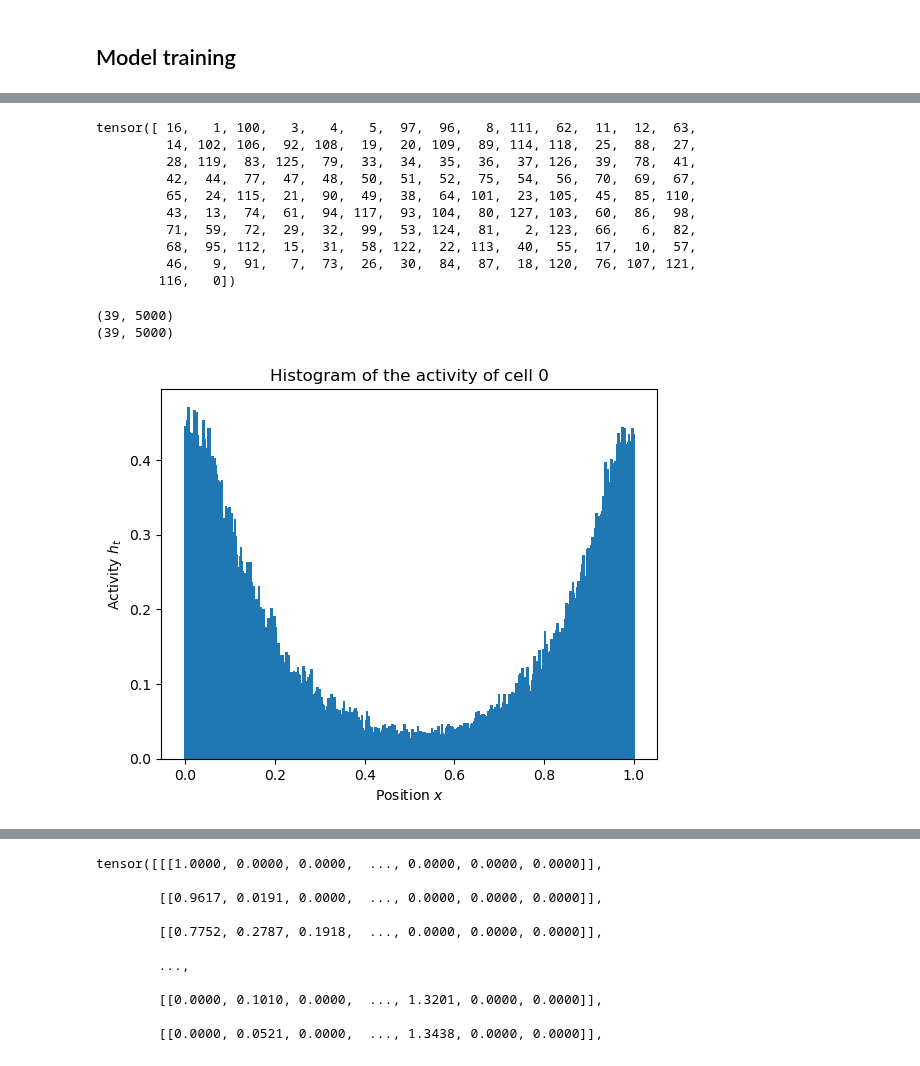
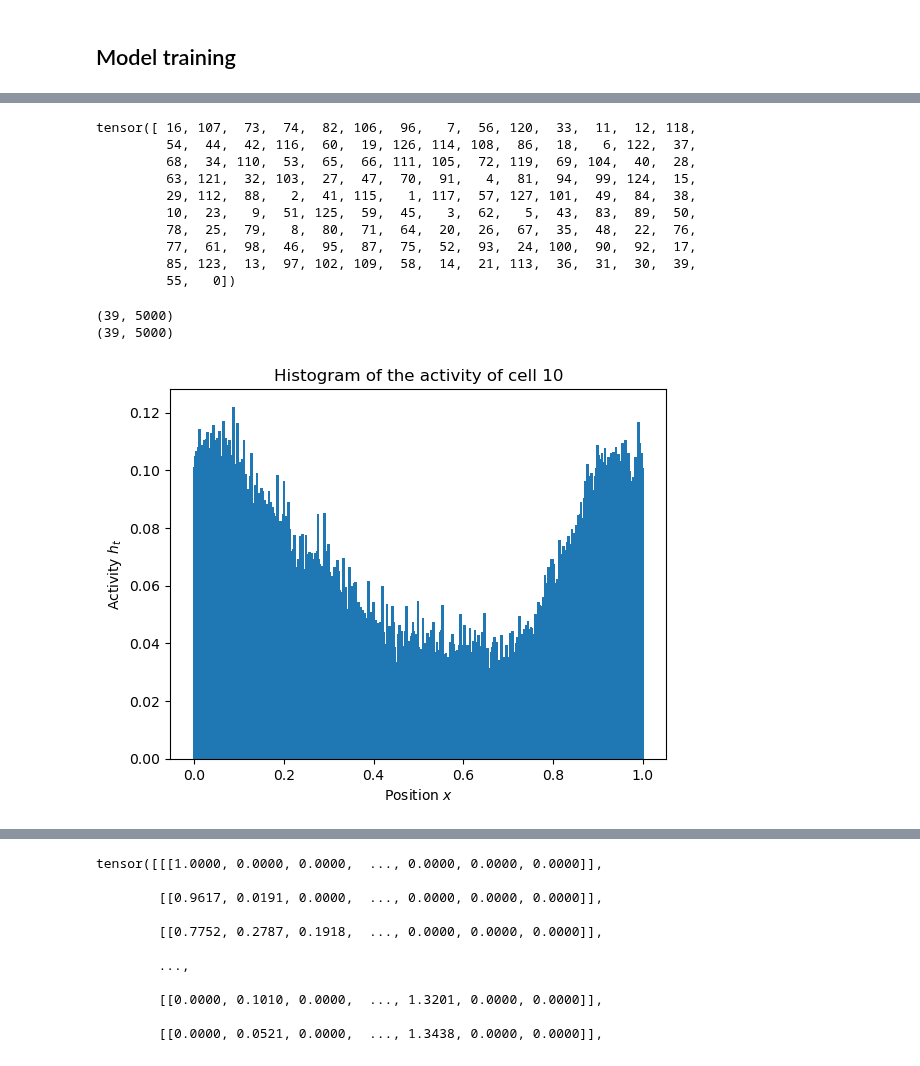
Before and after one commit to bioAI-Oslo/RNN-Adding-Problem-Representations, a Jupyter notebook: notebooks/regularized.ipynb, the cells around one changed output, grey strips where cells are left out. Drawn from its saved outputs; the diff is of its cells as text; code cells hidden in the pictures.

```diff
--- a/notebooks/regularized.ipynb
+++ b/notebooks/regularized.ipynb
@@ -94,11 +94,10 @@ nav_size = 1
 train1 = True
 
 if train1:
-    # model2 = torch_RNN1(input_size,t_steps,output_size,hidden_size,lr=0.01,irnn=True,outputnn=False,Wx_normalize=True)
-    # model1 = torch_RNN_full_manual(input_size,t_steps,output_size,hidden_size,lr=0.001,irnn=False,outputnn=True,Wx_normalize=False,activation=False)
-    # model1 = RNN_L2(input_size,t_steps,output_size,hidden_size,lr=0.001,w_decay=0.000,act_decay=1000,irnn=False,outputnn=True,Wx_normalize=False,activation=False)
     # model1 = RNN_circular_ND_pm(input_size,t_steps,output_size,hidden_size,lr=0.0001,w_decay=0.000,act_decay=0.01,irnn=True,outputnn=False,Wx_normalize=False,activation=True,rotation_init=False,bias=False)
-    model1 = RNN_circular_LowEtAl_bridged_reduced(input_size,hidden_size,lr=0.0001,irnn=True,outputnn=False,Wx_normalize=False,activation=True,bias=False,nav_space=1,batch_size=64,time_back=2).to(device)
+    # model1 = RNN_circular_LowEtAl_bridged_reduced(input_size,hidden_size,lr=0.0001,irnn=True,outputnn=False,Wx_normalize=False,activation=True,bias=False,nav_space=1,batch_size=64,time_back=2).to(device)
+    model1 = RNN_circular_LowEtAl_bridged(input_size,hidden_size,lr=0.0001,irnn=True,outputnn=False,Wx_normalize=False,activation=True,bias=False,nav_space=1,batch_size=64).to(device)
+    # model1 = RNN_circular_LowEtAl(input_size,hidden_size,lr=0.0001,irnn=True,outputnn=True,Wx_normalize=False,activation=True,bias=True,nav_space=1,batch_size=64).to(device)
     # print("Guess on the first 15 training data: ", model1(data[0:15]))
     # _ = model1.train(epochs=7000)
     _ = model1.train_gradual(epochs=3000)
@@ -174,16 +173,16 @@ for i in range(128):
 # Sorted dimension from lowest to highest value in that dimension
 print(torch.argsort(torch.tensor(maxs),dim=-1))
 # %% [output]
-tensor([ 16,   1, 100,   3,   4,   5,  97,  96,   8, 111,  62,  11,  12,  63,
-         14, 102, 106,  92, 108,  19,  20, 109,  89, 114, 118,  25,  88,  27,
-         28, 119,  83, 125,  79,  33,  34,  35,  36,  37, 126,  39,  78,  41,
-         42,  44,  77,  47,  48,  50,  51,  52,  75,  54,  56,  70,  69,  67,
-         65,  24, 115,  21,  90,  49,  38,  64, 101,  23, 105,  45,  85, 110,
-         43,  13,  74,  61,  94, 117,  93, 104,  80, 127, 103,  60,  86,  98,
-         71,  59,  72,  29,  32,  99,  53, 124,  81,   2, 123,  66,   6,  82,
-         68,  95, 112,  15,  31,  58, 122,  22, 113,  40,  55,  17,  10,  57,
-         46,   9,  91,   7,  73,  26,  30,  84,  87,  18, 120,  76, 107, 121,
-        116,   0])
+tensor([ 16, 107,  73,  74,  82, 106,  96,   7,  56, 120,  33,  11,  12, 118,
+         54,  44,  42, 116,  60,  19, 126, 114, 108,  86,  18,   6, 122,  37,
+         68,  34, 110,  53,  65,  66, 111, 105,  72, 119,  69, 104,  40,  28,
+         63, 121,  32, 103,  27,  47,  70,  91,   4,  81,  94,  99, 124,  15,
+         29, 112,  88,   2,  41, 115,   1, 117,  57, 127, 101,  49,  84,  38,
+         10,  23,   9,  51, 125,  59,  45,   3,  62,   5,  43,  83,  89,  50,
+         78,  25,  79,   8,  80,  71,  64,  20,  26,  67,  35,  48,  22,  76,
+         77,  61,  98,  46,  95,  87,  75,  52,  93,  24, 100,  90,  92,  17,
+         85, 123,  13,  97, 102, 109,  58,  14,  21, 113,  36,  31,  30,  39,
+         55,   0])
 # %%
 t_test = 40
 
@@ -205,7 +204,7 @@ hts = model1(data[0:test_batch_size],raw=True)
 
 hts = hts.cpu().detach().numpy() # Shape [t_steps, batch_size, hidden_size] = [21, 64, 128]
 
-k = 0 # What cell to see the histogram of
+k = 10 # What cell to see the histogram of
 
 hts_k = abs(hts[1:-1,:,k])
 print(hts_k.shape)
@@ -222,34 +221,34 @@ plt.xlabel(r"Position $x$")
 plt.ylabel(r"Activity $h_t$")
 plt.show()
 
 # print(hts.shape)
 
 # fig, ax = plt.subplots(32,4,subplot_kw={'projection': 'polar'})
 # fig.set_size_inches(15, 80)
 # fig.subplots_adjust(hspace=1,wspace=0.2)
 
 activity = np.zeros((128,bins))
 
 for k in tqdm(range(128)):
     # k = 103 # What cell to see the histogram of
     hts_k = abs(hts[1:-1,:,k])
     # print(hts_k.shape)
 
     # Bins equally spaced from 0 to 1 in time_steps amount of bins
     bin_means, bin_edges, binnumber = stats.binned_statistic(xs.flatten(),hts_k.flatten(),statistic='mean',bins=bins)
     activity[k,:] = bin_means
     np.nan_to_num(activity,copy=False)
     # Bar plot of the histogram
     # ax[k//4,k%4].bar(bin_edges[:-1]*2*np.pi,bin_means,width=6/bins)
     # # ax[].bar(bin_edges[:-1]*2*np.pi,bin_means,width=6/bins)
     # ax[k//4,k%4].set_title("Cell "+str(k))
     # Adjust space between subplots
 
 # plt.show()
 # %% [output]
 (39, 5000)
 (39, 5000)
-[figure, old version]
+[figure, new version]
 # %%
 import umap
 
```
Also changed, not shown: parts of 8 cells of this notebook, 1 other file.
